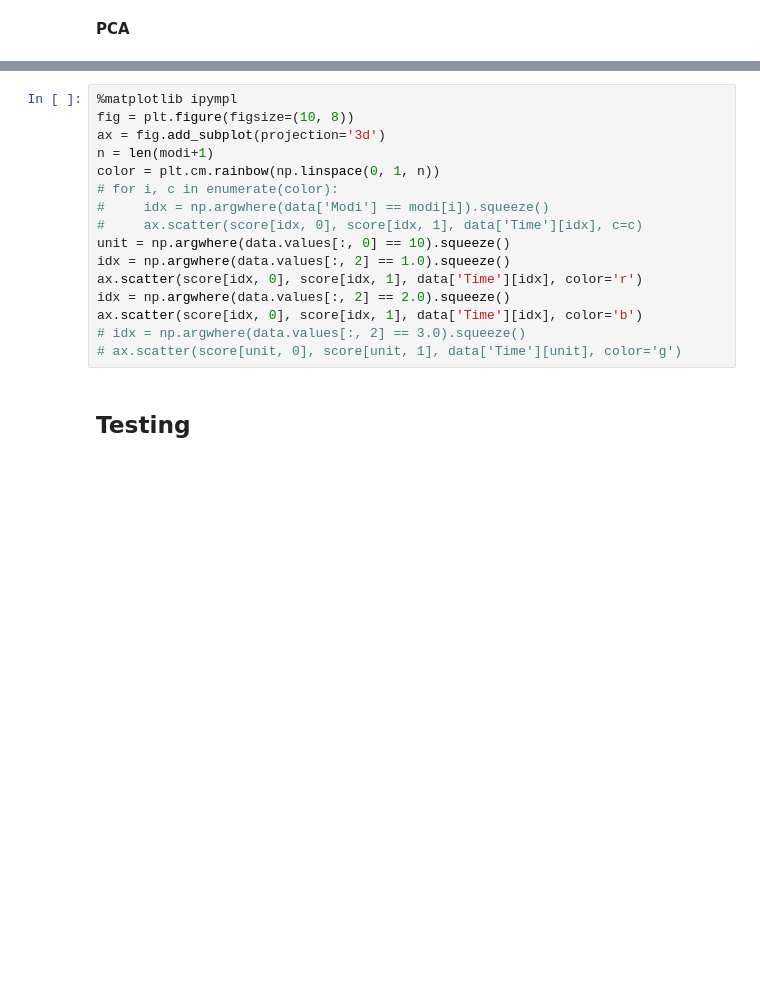
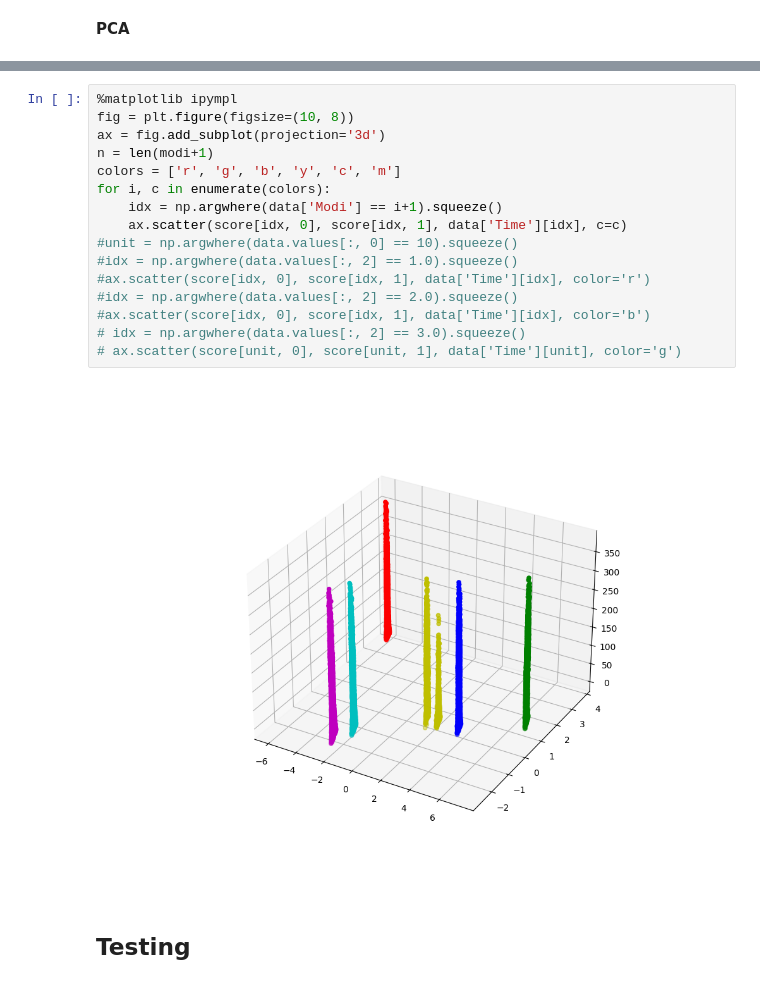
Before and after one commit to mfranzreb/DDMML_project, a Jupyter notebook: Turbofan/Master.ipynb, the cells around one changed output, grey strips where cells are left out. Drawn from its saved outputs; the diff is of its cells as text; blank space fills up the shorter version.

```diff
--- a/Turbofan/Master.ipynb
+++ b/Turbofan/Master.ipynb
@@ -157,18 +162,20 @@ plt.legend(['Cumulative', 'Individual']);
 # %%
 %matplotlib ipympl
 fig = plt.figure(figsize=(10, 8))
 ax = fig.add_subplot(projection='3d')
 n = len(modi+1)
-color = plt.cm.rainbow(np.linspace(0, 1, n))
-# for i, c in enumerate(color):
-#     idx = np.argwhere(data['Modi'] == modi[i]).squeeze()
-#     ax.scatter(score[idx, 0], score[idx, 1], data['Time'][idx], c=c)
-unit = np.argwhere(data.values[:, 0] == 10).squeeze()
-idx = np.argwhere(data.values[:, 2] == 1.0).squeeze()
-ax.scatter(score[idx, 0], score[idx, 1], data['Time'][idx], color='r')
-idx = np.argwhere(data.values[:, 2] == 2.0).squeeze()
-ax.scatter(score[idx, 0], score[idx, 1], data['Time'][idx], color='b')
+colors = ['r', 'g', 'b', 'y', 'c', 'm']
+for i, c in enumerate(colors):
+    idx = np.argwhere(data['Modi'] == i+1).squeeze()
+    ax.scatter(score[idx, 0], score[idx, 1], data['Time'][idx], c=c)
+#unit = np.argwhere(data.values[:, 0] == 10).squeeze()
+#idx = np.argwhere(data.values[:, 2] == 1.0).squeeze()
+#ax.scatter(score[idx, 0], score[idx, 1], data['Time'][idx], color='r')
+#idx = np.argwhere(data.values[:, 2] == 2.0).squeeze()
+#ax.scatter(score[idx, 0], score[idx, 1], data['Time'][idx], color='b')
 # idx = np.argwhere(data.values[:, 2] == 3.0).squeeze()
 # ax.scatter(score[unit, 0], score[unit, 1], data['Time'][unit], color='g')
+# %% [output]
+[figure, added]
 # %% [markdown]
 ## Testing
```
Also changed, not shown: parts of 1 cell of this notebook.
